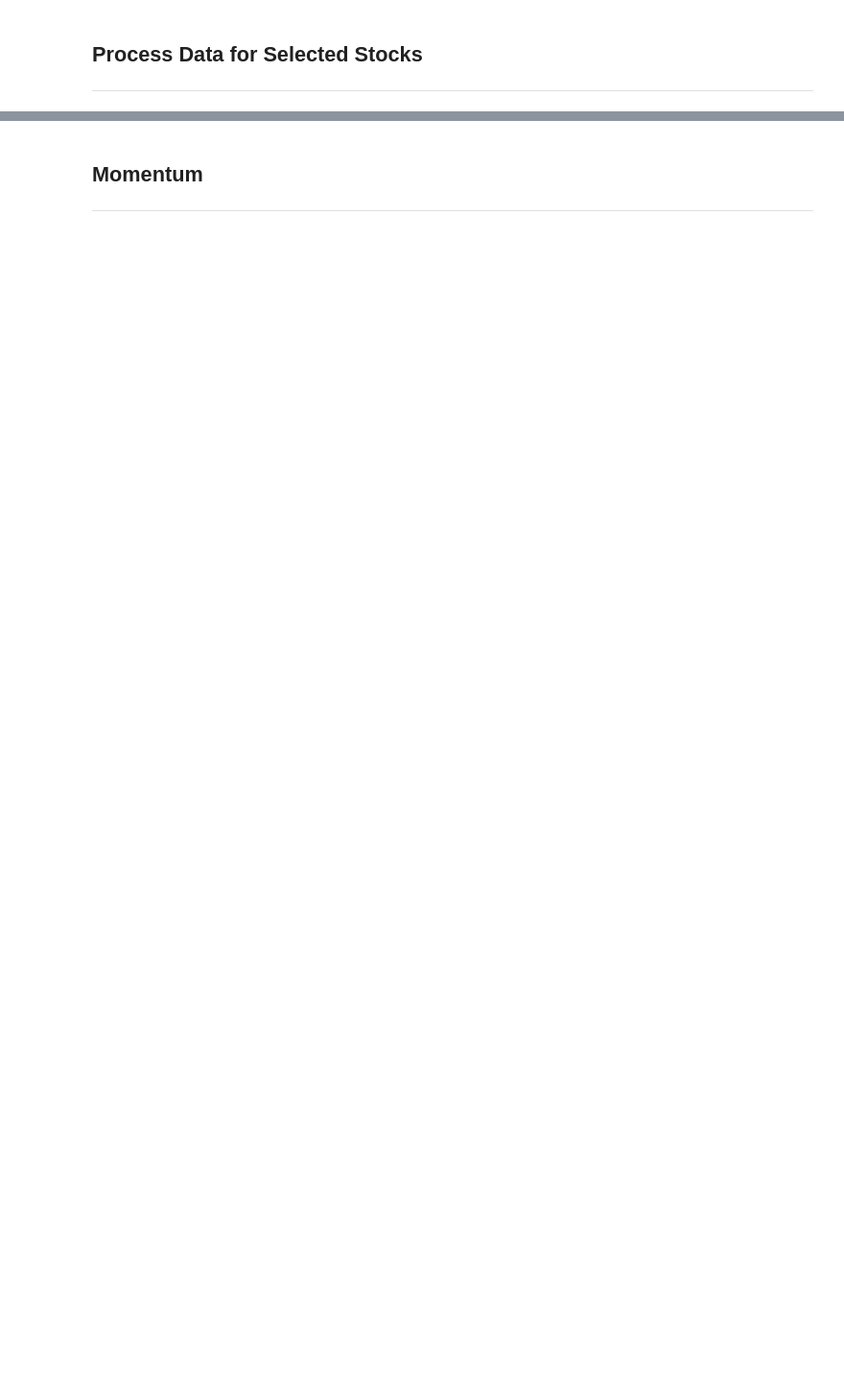
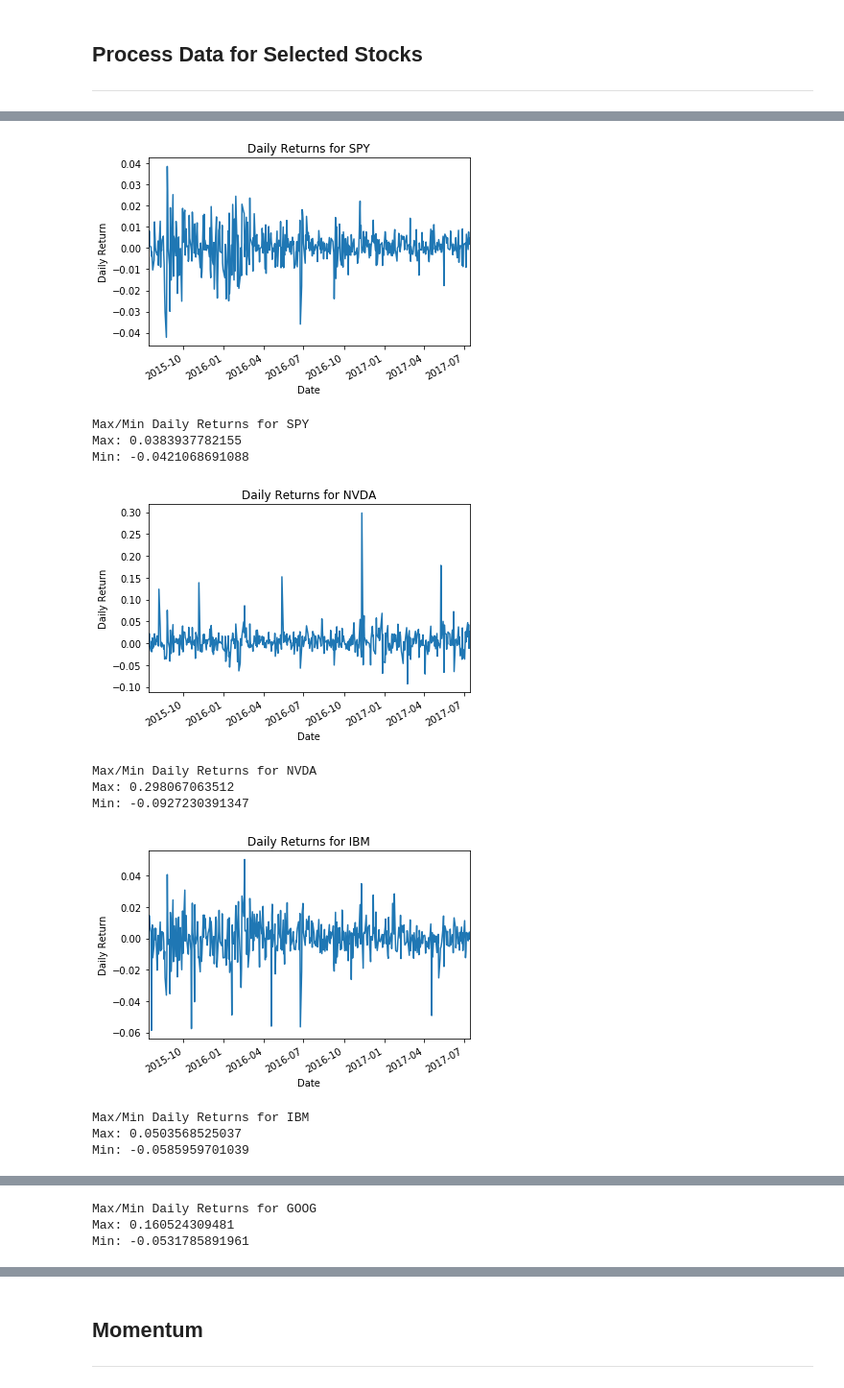
Before and after one commit to mbozelka/Machine-Learning-Capstone, a Jupyter notebook: data-exploration/Data Exploration.ipynb, the cells around one changed output, grey strips where cells are left out. Shown at 96% size. Saved outputs shown, nothing was run; the diff lists cells and outputs as text; code cells hidden in the pictures; blank space fills up the shorter version.

```diff
--- a/data-exploration/Data Exploration.ipynb
+++ b/data-exploration/Data Exploration.ipynb
@@ -199,7 +312,22 @@ print_bollinger_bands(df_explore[ticker], rolling_mean, lower_band, upper_band,
 # %%
 daily_returns  = get_daily_returns(df_explore)
-plot_data(daily_returns[ticker], title='Daily Returns for ' + ticker, xlabel='Date', ylabel='Daily Return')
+for symbol in tickers:
+    plot_data(daily_returns[symbol], title='Daily Returns for ' + symbol, xlabel='Date', ylabel='Daily Return')
 
-print 'Max/Min Daily Returns for ' + ticker
-print 'Max:', daily_returns[ticker].max()
-print 'Min:', daily_returns[ticker].min()
+    print 'Max/Min Daily Returns for ' + symbol
+    print 'Max:', daily_returns[symbol].max()
+    print 'Min:', daily_returns[symbol].min()
+    print '\n\n'
+# %% [output]
+[figure, added]
+Max/Min Daily Returns for SPY
+Max: 0.0383937782155
+Min: -0.0421068691088
+[figure, added]
+Max/Min Daily Returns for NVDA
+Max: 0.298067063512
+Min: -0.0927230391347
+[figure, added]
+Max/Min Daily Returns for IBM
+Max: 0.0503568525037
+Min: -0.0585959701039
@@ -205,0 +335,3 @@ print 'Min:', daily_returns[ticker].min()
+Max/Min Daily Returns for GOOG
+Max: 0.160524309481
+Min: -0.0531785891961
```
Also changed, not shown: parts of 34 cells of this notebook, 2 other files.
